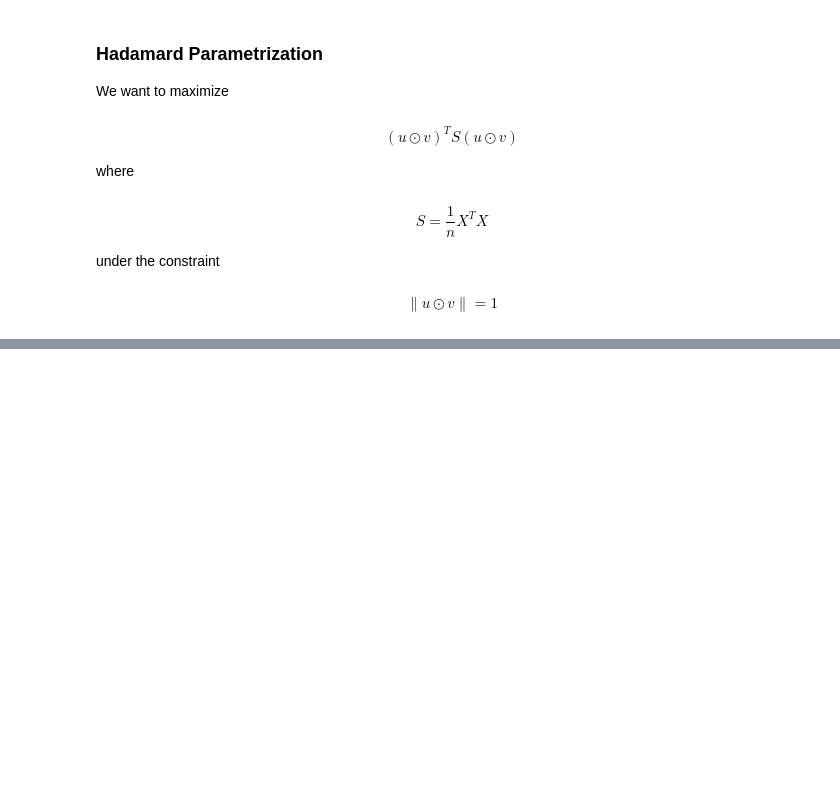
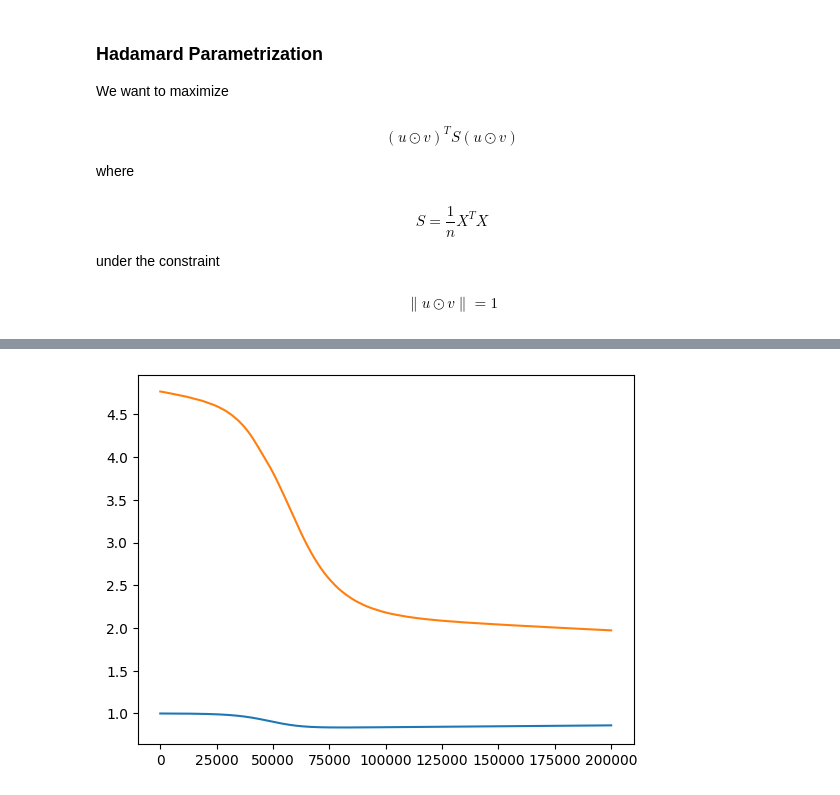
Before and after one commit to Pasit-Jindanuwat/Sparse-PCA-Simulation, a Jupyter notebook: Sparse PCA.ipynb, the cells around one changed output, grey strips where cells are left out. Saved outputs shown, nothing was run; the diff lists cells and outputs as text; code cells hidden in the pictures; blank space fills up the shorter version.

Commit message:
Add sine error and L1 norm

```diff
--- a/Sparse PCA.ipynb
+++ b/Sparse PCA.ipynb
@@ -108,6 +172,14 @@ def objective_function_3(u, v, w):
 # %%
 epochs = 10000
 step_size = 1e-4
+sine_errors = []
+l1 = []
+iterations = [*range(epochs + 1)]
+recovered = v.clone().detach() * v.clone().detach() - w.clone().detach() * w.clone().detach()
+cosine_error = torch.sum(recovered * sparse_vector) / (torch.norm(recovered) * torch.norm(sparse_vector))
+sine_error = (1 - cosine_error ** 2) ** 0.5
+sine_errors.append(sine_error)
+l1.append(float(torch.linalg.norm(recovered, ord=1)))
 for i in range(epochs):
     objective = objective_function_3(u, v, w)
     if i % 100 == 0:
@@ -120,6 +192,11 @@ for i in range(epochs):
         u.grad.zero_()
         v.grad.zero_()
         w.grad.zero_()
+    recovered = v.clone().detach() * v.clone().detach() - w.clone().detach() * w.clone().detach()
+    cosine_error = torch.sum(recovered * sparse_vector) / (torch.norm(recovered) * torch.norm(sparse_vector))
+    sine_error = (1 - cosine_error ** 2) ** 0.5
+    sine_errors.append(sine_error)
+    l1.append(float(torch.linalg.norm(recovered, ord=1)))
 print('Epoch ' + str(epochs) + ": loss = " + str(float(objective_function_3(u, v, w))))
 # %%
 print(v * v - w * w)
@@ -138,6 +221,14 @@ def objective_function_4(u, v, w):
 # %%
 epochs = 100000
 step_size = 5e-7
+sine_errors = []
+l1 = []
+iterations = [*range(epochs + 1)]
+recovered = v.clone().detach() * v.clone().detach() - w.clone().detach() * w.clone().detach()
+cosine_error = torch.sum(recovered * sparse_vector) / (torch.norm(recovered) * torch.norm(sparse_vector))
+sine_error = (1 - cosine_error ** 2) ** 0.5
+sine_errors.append(sine_error)
+l1.append(float(torch.linalg.norm(recovered, ord=1)))
 for i in range(epochs):
     objective = objective_function_4(u, v, w)
     if i % 1000 == 0:
@@ -150,6 +241,11 @@ for i in range(epochs):
         u.grad.zero_()
         v.grad.zero_()
         w.grad.zero_()
+    recovered = v.clone().detach() * v.clone().detach() - w.clone().detach() * w.clone().detach()
+    cosine_error = torch.sum(recovered * sparse_vector) / (torch.norm(recovered) * torch.norm(sparse_vector))
+    sine_error = (1 - cosine_error ** 2) ** 0.5
+    sine_errors.append(sine_error)
+    l1.append(float(torch.linalg.norm(recovered, ord=1)))
 print('Epoch ' + str(epochs) + ": loss = " + str(float(objective_function_4(u, v, w))))
 # %%
 print(v * v - w * w)
@@ -170,7 +273,14 @@ v = v / (norm ** 0.5)
 # %%
 epochs = 200000
 step_size = 1e-5
-
+sine_errors = []
+l1 = []
+iterations = [*range(epochs + 1)]
+recovered = u.clone().detach() * v.clone().detach()
+cosine_error = torch.sum(recovered * sparse_vector) / (torch.norm(recovered) * torch.norm(sparse_vector))
+sine_error = (1 - cosine_error ** 2) ** 0.5
+sine_errors.append(sine_error)
+l1.append(float(torch.linalg.norm(recovered, ord=1)))
 for i in range(epochs):
     if i % 1000 == 0:
         objective = ((u * v).T.double() @ S.double() @ (u * v).double())[0][0]
@@ -182,4 +292,10 @@ for i in range(epochs):
     norm = torch.norm(u * v)
     u = u / (norm ** 0.5)
     v = v / (norm ** 0.5)
+    recovered = u.clone().detach() * v.clone().detach()
+    cosine_error = torch.sum(recovered * sparse_vector) / (torch.norm(recovered) * torch.norm(sparse_vector))
+    sine_error = (1 - cosine_error ** 2) ** 0.5
+    sine_errors.append(sine_error)
+    l1.append(float(torch.linalg.norm(recovered, ord=1)))
+objective = ((u * v).T.double() @ S.double() @ (u * v).double())[0][0]
 print('Epoch ' + str(epochs) + ": objective = " + str(float(objective)))
@@ -187,0 +340,6 @@ print(u * v)
+# %%
+plt.plot(iterations, sine_errors, label="sine_errors")
+plt.plot(iterations, l1, label="l1")
+plt.show()
+# %% [output]
+[figure, added]
```
Also changed, not shown: parts of 15 cells of this notebook.
